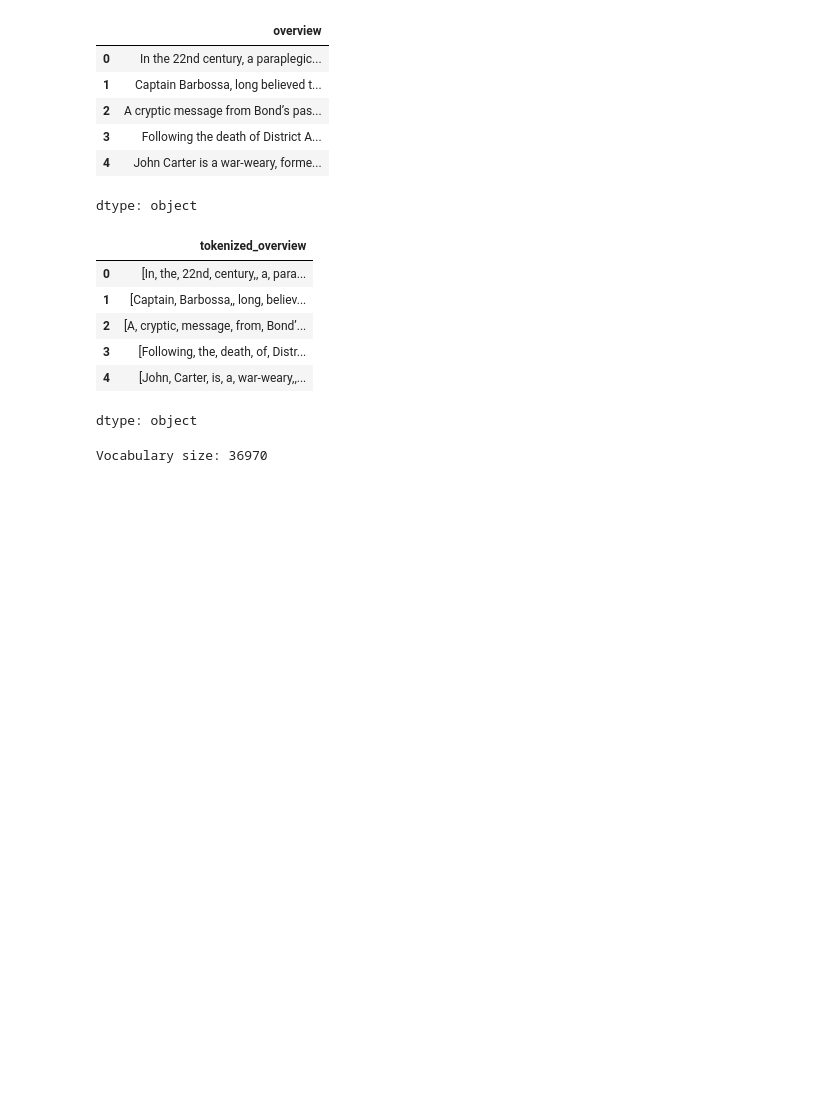
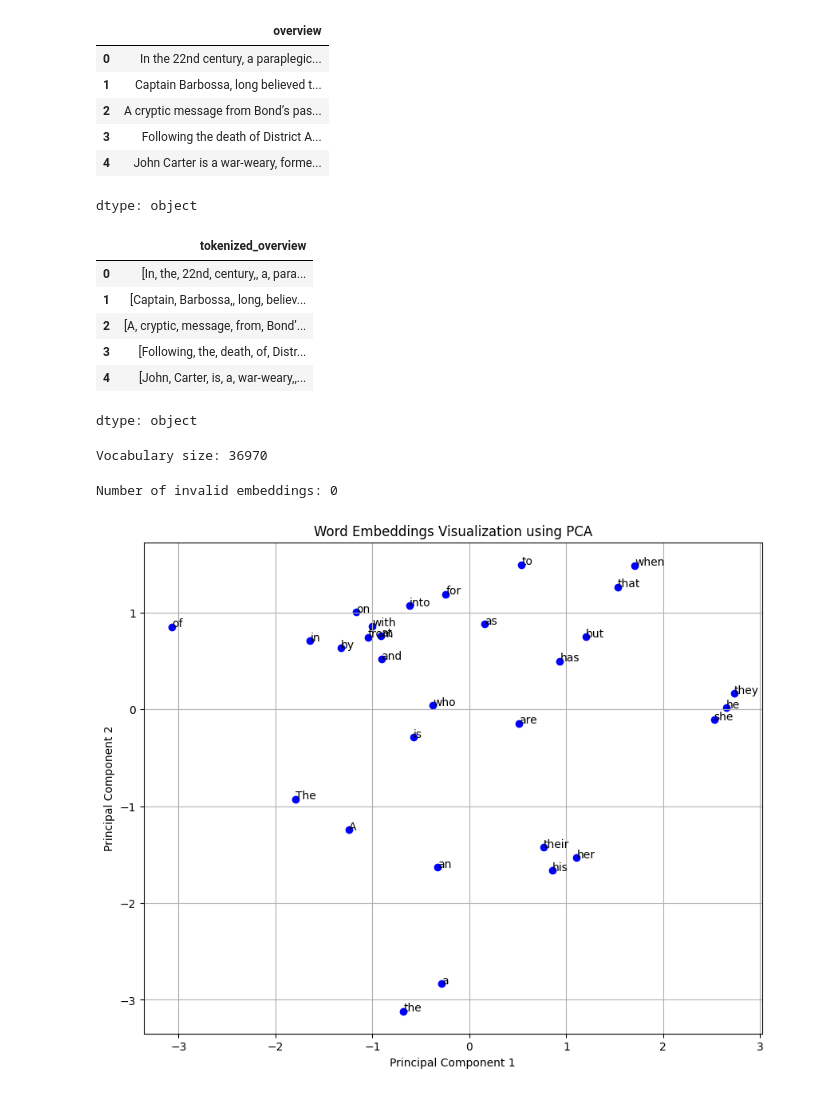
Before and after one commit to rahcoderepo/NLP, a Jupyter notebook: Oct4_AICourse.ipynb, the cells around one changed output. Saved outputs shown, nothing was run; the diff lists cells and outputs as text; code cells hidden in the pictures; blank space fills up the shorter version.

```diff
--- a/Oct4_AICourse.ipynb
+++ b/Oct4_AICourse.ipynb
@@ -115,3 +115,45 @@ def get_movie_embedding(tokenized_text, model, embedding_size=100):
 # Make sure to define the embedding size to match the model's vector size
 embedding_size = model.vector_size
 df['movie_embedding'] = df['tokenized_overview'].apply(lambda x: get_movie_embedding(x, model, embedding_size=embedding_size))
+# %%
+# Check for invalid embeddings (e.g., NaNs or wrong shapes)
+invalid_embeddings = df['movie_embedding'].apply(lambda x: x.shape[0] != embedding_size or np.any(np.isnan(x)))
+
+# Print the number of invalid embeddings
+print(f"Number of invalid embeddings: {invalid_embeddings.sum()}")
+
+# Filter out invalid embeddings, if any
+df = df[~invalid_embeddings]
+# %% [output]
+Number of invalid embeddings: 0
+# %%
+# Import necessary libraries for visualization
+import matplotlib.pyplot as plt
+from sklearn.decomposition import PCA
+
+# Select 30 random words from the vocabulary
+words = list(model.wv.index_to_key)[:30]
+
+# Get the word embeddings for these words
+word_vectors = [model.wv[word] for word in words]
+
+# Use PCA to reduce the word vectors to 2 dimensions
+pca = PCA(n_components=2)
+word_vectors_pca = pca.fit_transform(word_vectors)
+
+# Create a scatter plot
+plt.figure(figsize=(10, 8))
+plt.scatter(word_vectors_pca[:, 0], word_vectors_pca[:, 1], c='blue')
+
+# Annotate each point with the word
+for i, word in enumerate(words):
+    plt.annotate(word, xy=(word_vectors_pca[i, 0], word_vectors_pca[i, 1]))
+
+# Display the plot
+plt.title("Word Embeddings Visualization using PCA")
+plt.xlabel("Principal Component 1")
+plt.ylabel("Principal Component 2")
+plt.grid()
+plt.show()
+# %% [output]
+[figure, added]
```
